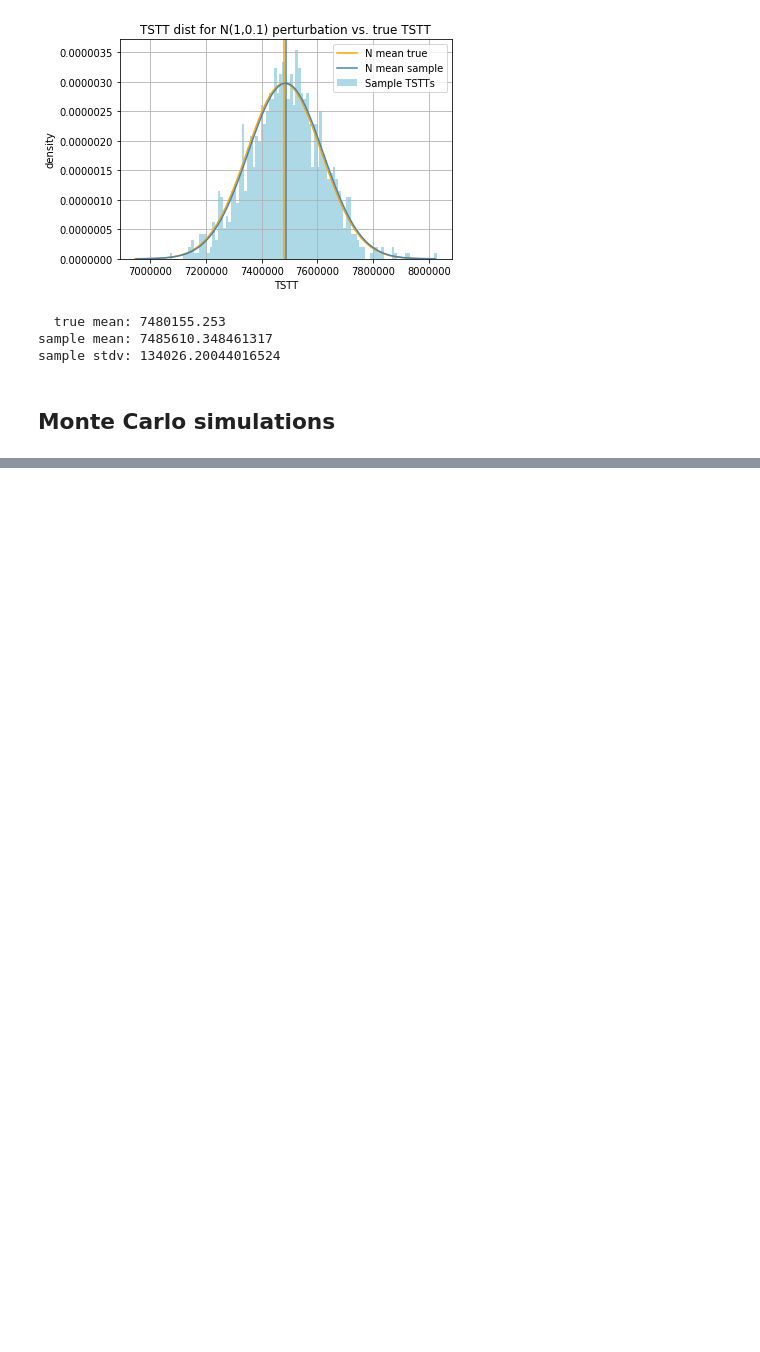
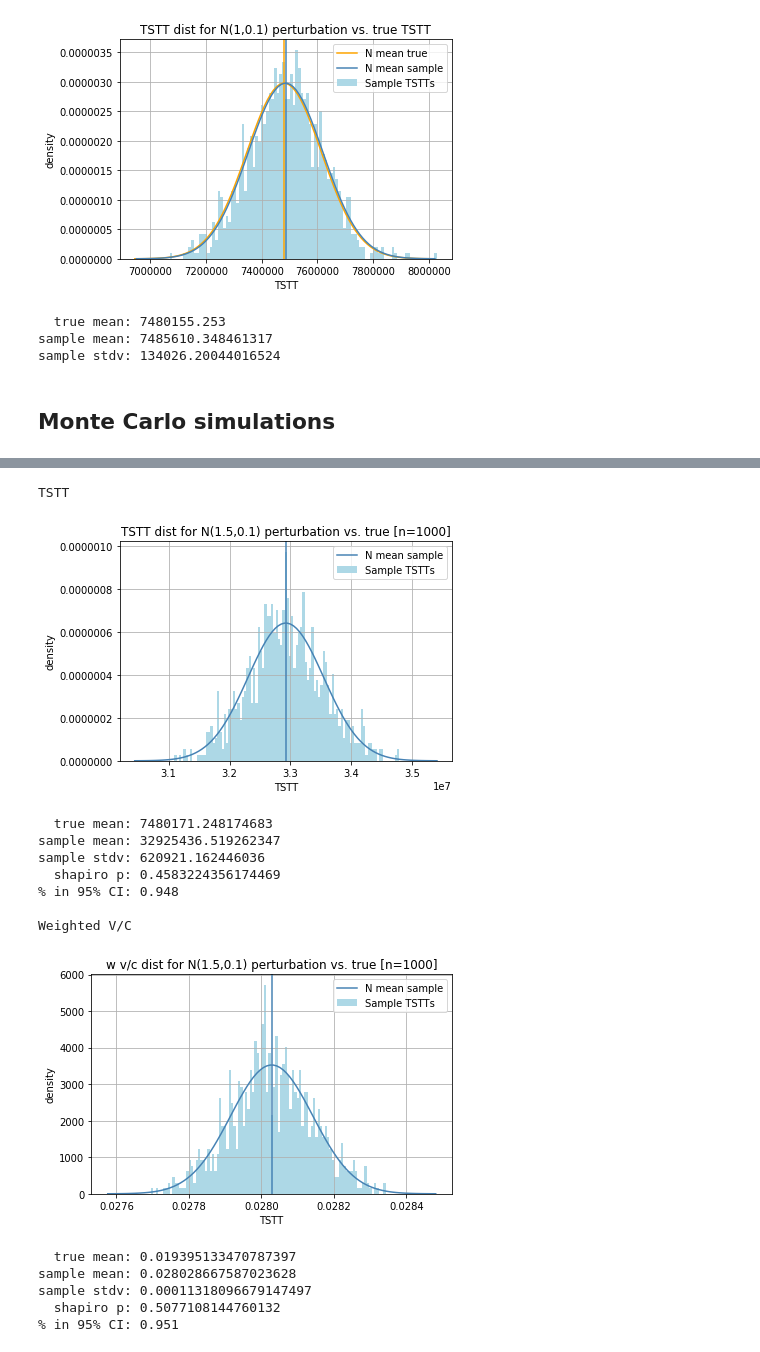
Before and after one commit to CarlinLiao/od-perturbation, a Jupyter notebook: automation.ipynb, the cells around one changed output, grey strips where cells are left out. Drawn from its saved outputs; the diff is of its cells as text; code cells hidden in the pictures; blank space fills up the shorter version.

```diff
--- a/automation.ipynb
+++ b/automation.ipynb
@@ -317,0 +325,24 @@ sample stdv: 409255.67778822157
+# %%
+n1p5sdp1_tstt_mean, n1p5sdp1_tstt_sd, n1p5sdp1_tstt_pv, n1p5sdp1_wvc_mean, n1p5sdp1_wvc_sd, n1p5sdp1_wvc_pv = monte_carlo(true_tstt, true_wvc,
+                                         "SiouxFalls_net.tntp",
+                                         "SiouxFalls_trips.tntp",
+                                         1000,
+                                         norm_mean=1.5,
+                                         plot_true_mean=False,
+                                         verbose_output=True)
+# %% [output]
+TSTT
+[figure, added]
+  true mean: 7480171.248174683
+sample mean: 32925436.519262347
+sample stdv: 620921.162446036
+  shapiro p: 0.4583224356174469
+% in 95% CI: 0.948
+
+Weighted V/C
+[figure, added]
+  true mean: 0.019395133470787397
+sample mean: 0.028028667587023628
+sample stdv: 0.00011318096679147497
+  shapiro p: 0.5077108144760132
+% in 95% CI: 0.951
```
Also changed, not shown: parts of 8 cells of this notebook, 1 other file.
